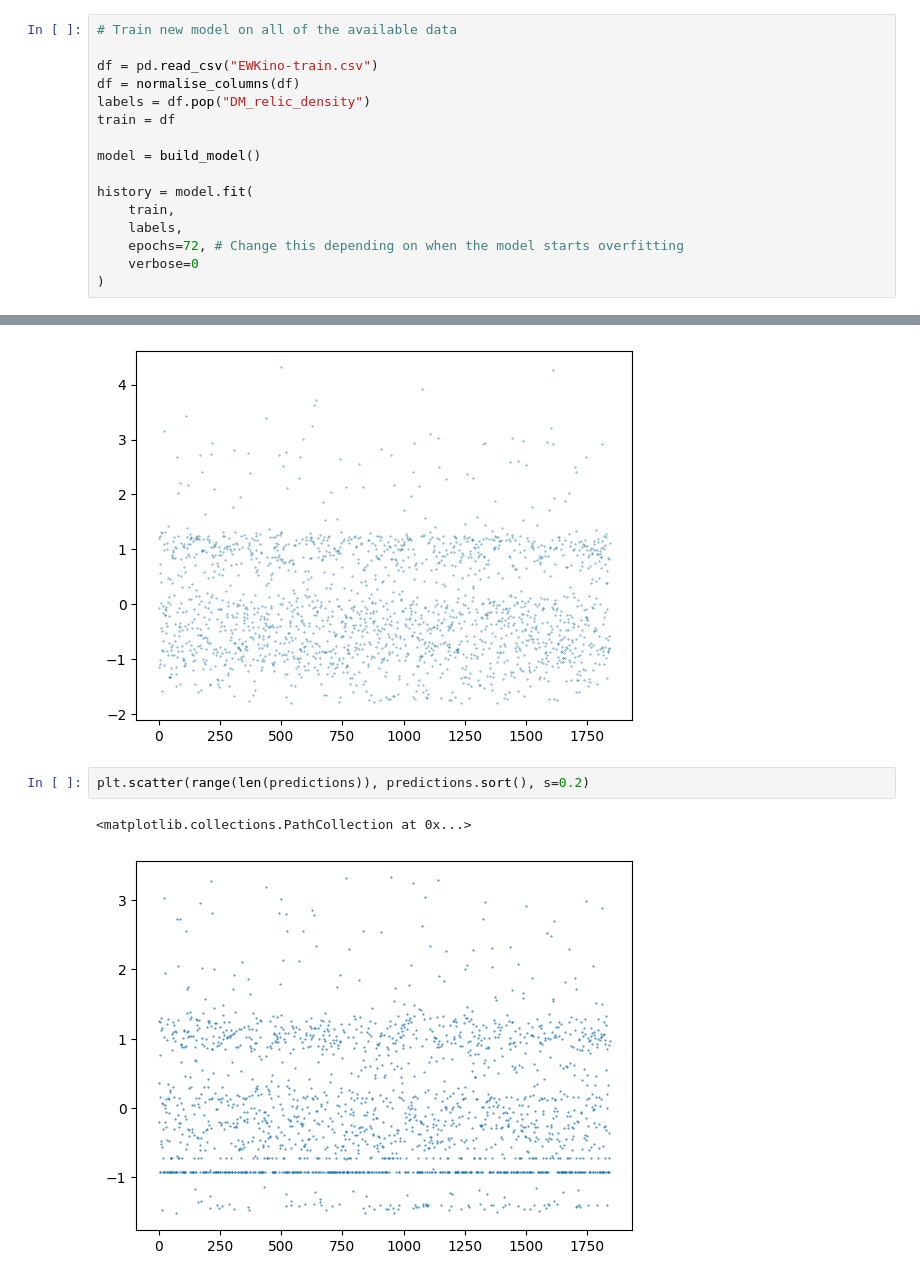
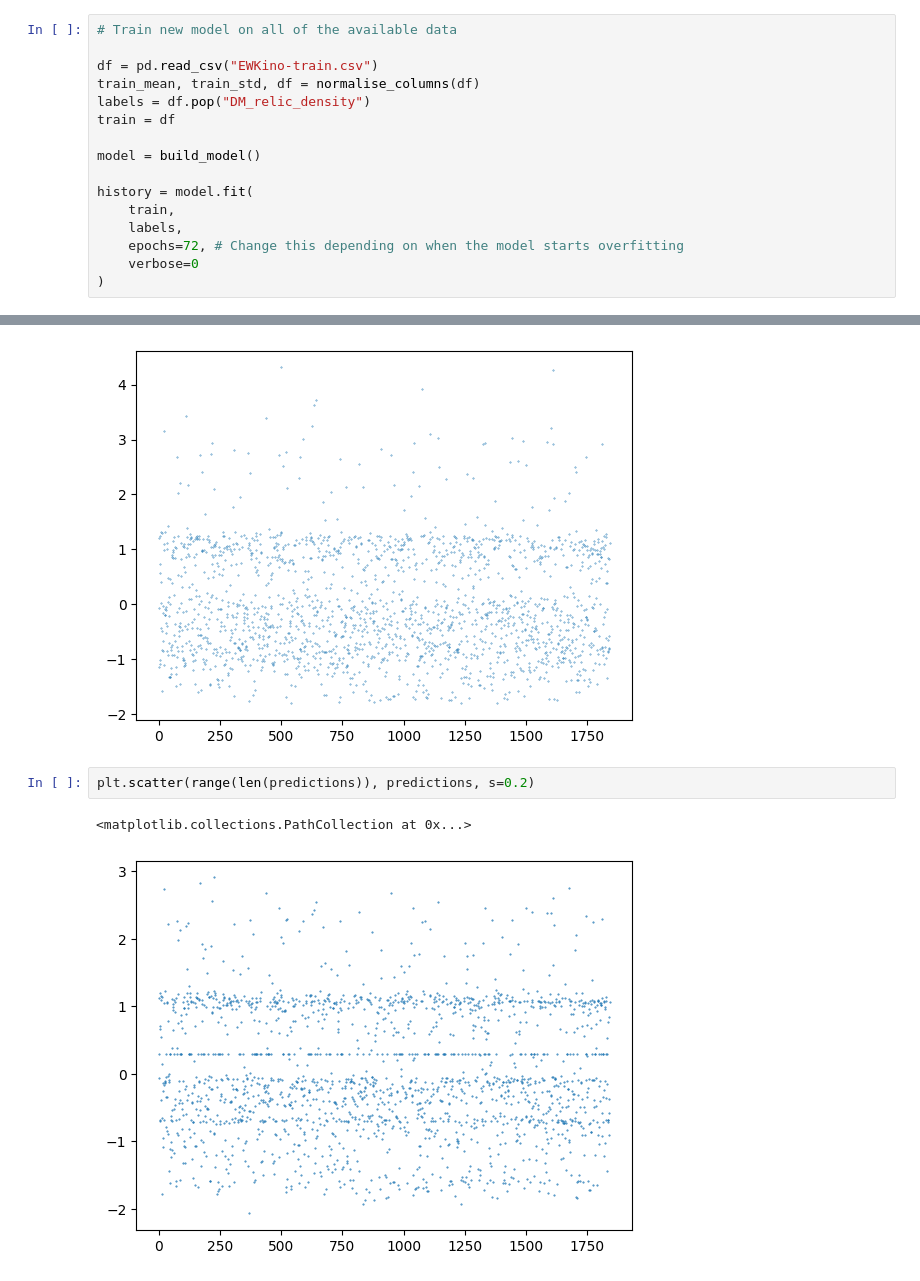
Before and after one commit to benvlasto/MPhys-Project, a Jupyter notebook: dark-matter-relic-density-model.ipynb, the cells around one changed output, grey strips where cells are left out. Cells and saved outputs as stored; diff of their text form.

```diff
--- a/dark-matter-relic-density-model.ipynb
+++ b/dark-matter-relic-density-model.ipynb
@@ -146,7 +146,7 @@ plt.show()
 # Train new model on all of the available data
 
 df = pd.read_csv("EWKino-train.csv")
-df = normalise_columns(df)
+train_mean, train_std, df = normalise_columns(df)
 labels = df.pop("DM_relic_density")
 train = df
 
@@ -185,10 +185,10 @@ plt.scatter(range(len(targets)), targets, s=0.1)
 <matplotlib.collections.PathCollection at 0x...>
 [figure]
 # %%
-plt.scatter(range(len(predictions)), predictions.sort(), s=0.2)
+plt.scatter(range(len(predictions)), predictions, s=0.2)
 # %% [output]
 <matplotlib.collections.PathCollection at 0x...>
-[figure, old version]
+[figure, new version]
 # %%
 print(f"Absolute mean error: {np.abs(targets-predictions).mean()}")
 print(f"Worst error: {np.abs(targets-predictions).max()}")
```
Also changed, not shown: parts of 3 cells of this notebook.
